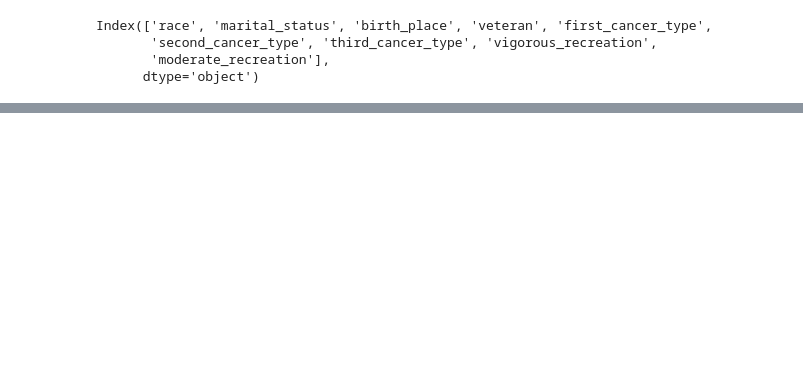
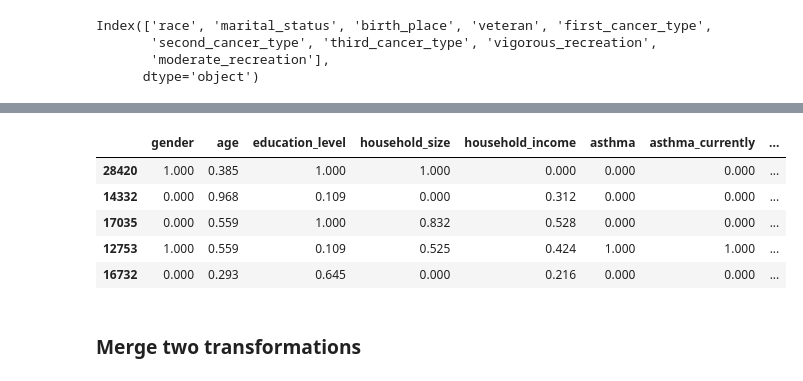
Before and after one commit to MrMiki890/PredictingDepression, a Jupyter notebook: notebooks/data_cleaning.ipynb, the cells around one changed output, grey strips where cells are left out. Saved outputs shown, nothing was run; the diff lists cells and outputs as text; code cells hidden in the pictures; blank space fills up the shorter version.

```diff
--- a/notebooks/data_cleaning.ipynb
+++ b/notebooks/data_cleaning.ipynb
@@ -239,0 +303,11 @@ household_smokers, 5, 0.0%
+# %%
+trans_test_df.head()
+# %% [output]
+|  | gender | age | education_level | household_size | household_income | asthma | asthma_currently | ... |
+| 28420 | 1.000 | 0.385 | 1.000 | 1.000 | 0.000 | 0.000 | 0.000 | ... |
+| 14332 | 0.000 | 0.968 | 0.109 | 0.000 | 0.312 | 0.000 | 0.000 | ... |
+| 17035 | 0.000 | 0.559 | 1.000 | 0.832 | 0.528 | 0.000 | 0.000 | ... |
+| 12753 | 1.000 | 0.559 | 0.109 | 0.525 | 0.424 | 1.000 | 1.000 | ... |
+| 16732 | 0.000 | 0.293 | 0.645 | 0.000 | 0.216 | 0.000 | 0.000 | ... |
+# %% [markdown]
+### Merge two transformations
```
Also changed, not shown: parts of 22 cells of this notebook.
